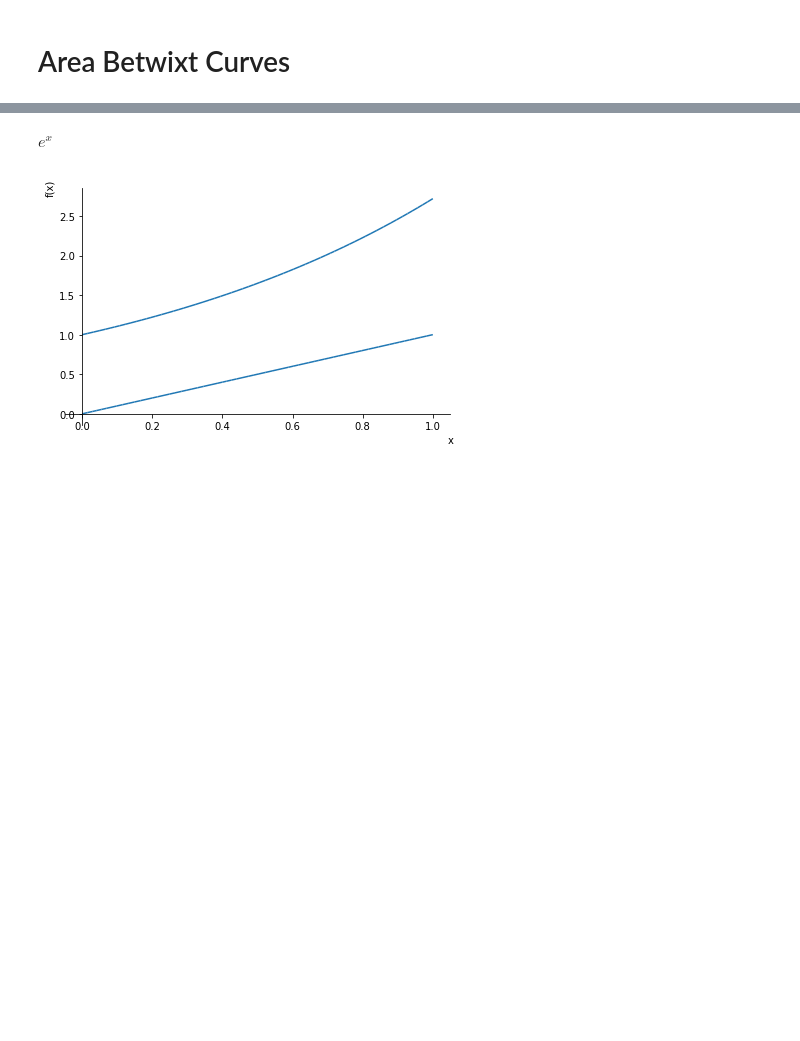
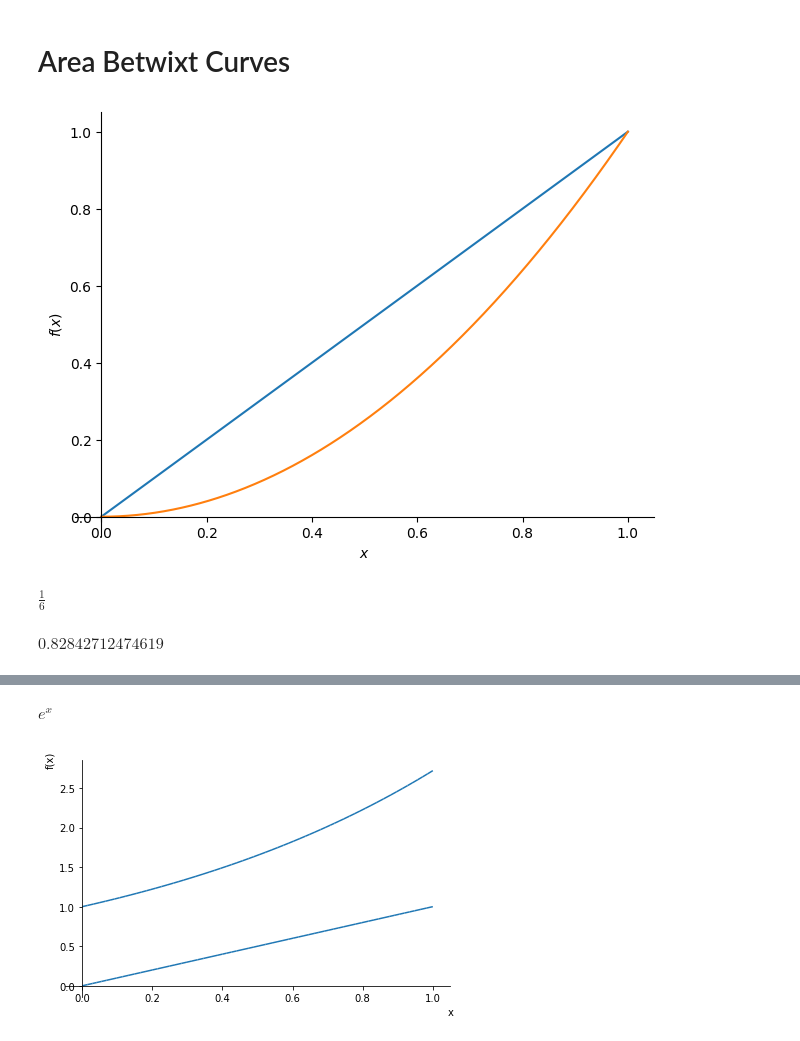
Before and after one commit to nurfnick/Calculus_2, a Jupyter notebook: Python/AreaBetweenCurves.ipynb, the cells around one changed output, grey strips where cells are left out. Saved outputs shown, nothing was run; the diff lists cells and outputs as text; code cells hidden in the pictures; blank space fills up the shorter version.

```diff
--- a/Python/AreaBetweenCurves.ipynb
+++ b/Python/AreaBetweenCurves.ipynb
@@ -6,3 +6,19 @@
 from sympy import *
 
 x = symbols('x')
+# %%
+fun1 = x
+fun2 = x**2
+
+plot(fun1,fun2,(x,0,1))
+
+integrate(fun1-fun2,(x,0,1))
+# %% [output]
+[figure, added]
+$\displaystyle \frac{1}{6}$
+# %%
+y = integrate(cos(x)-sin(x),(x,0,pi/4))+integrate(sin(x)-cos(x),(x,pi/4,pi/2))
+
+N(y)
+# %% [output]
+$\displaystyle 0.82842712474619$
```
Also changed, not shown: parts of 1 cell of this notebook.
